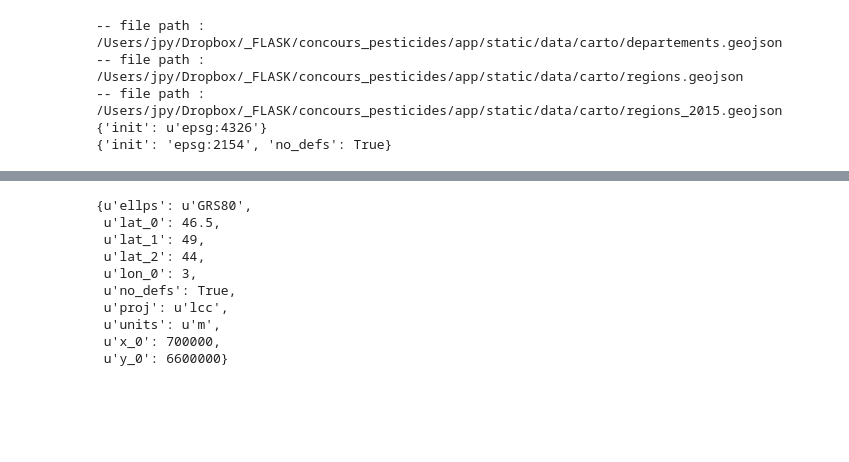
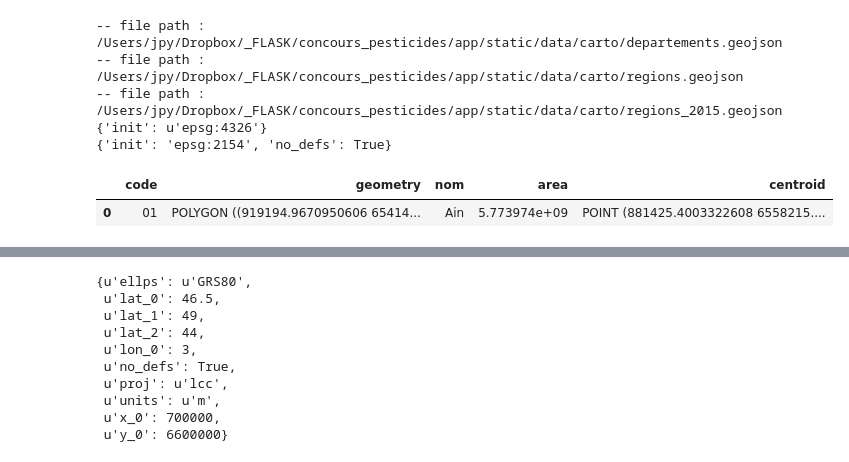
Before and after one commit to JulienParis/hydroviz, a Jupyter notebook: carto_python.ipynb, the cells around one changed output, grey strips where cells are left out. Saved outputs shown, nothing was run; the diff lists cells and outputs as text; code cells hidden in the pictures; blank space fills up the shorter version.

```diff
--- a/carto_python.ipynb
+++ b/carto_python.ipynb
@@ -172,3 +184,8 @@ print gdf_dpts.crs
+# %%
+gdf_dpts.head(1)
+# %% [output]
+|  | code | geometry | nom | area | centroid |
+| 0 | 01 | POLYGON ((919194.9670950606 65414... | Ain | 5.773974e+09 | POINT (881425.4003322608 6558215.... |
 # %%
 '''
 Colormap White is not recognized. Possible values are:
```
Also changed, not shown: parts of 65 cells of this notebook.
